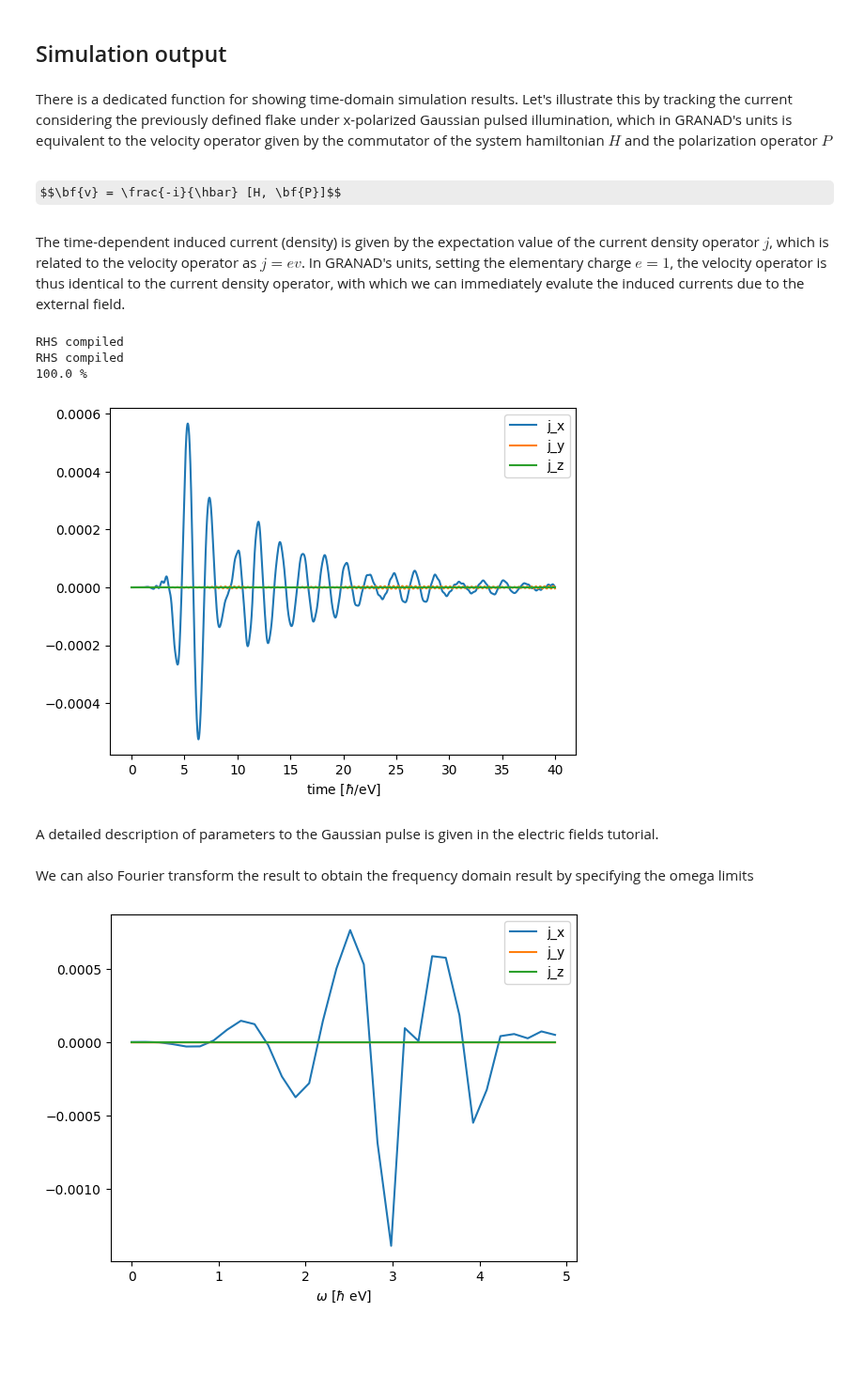
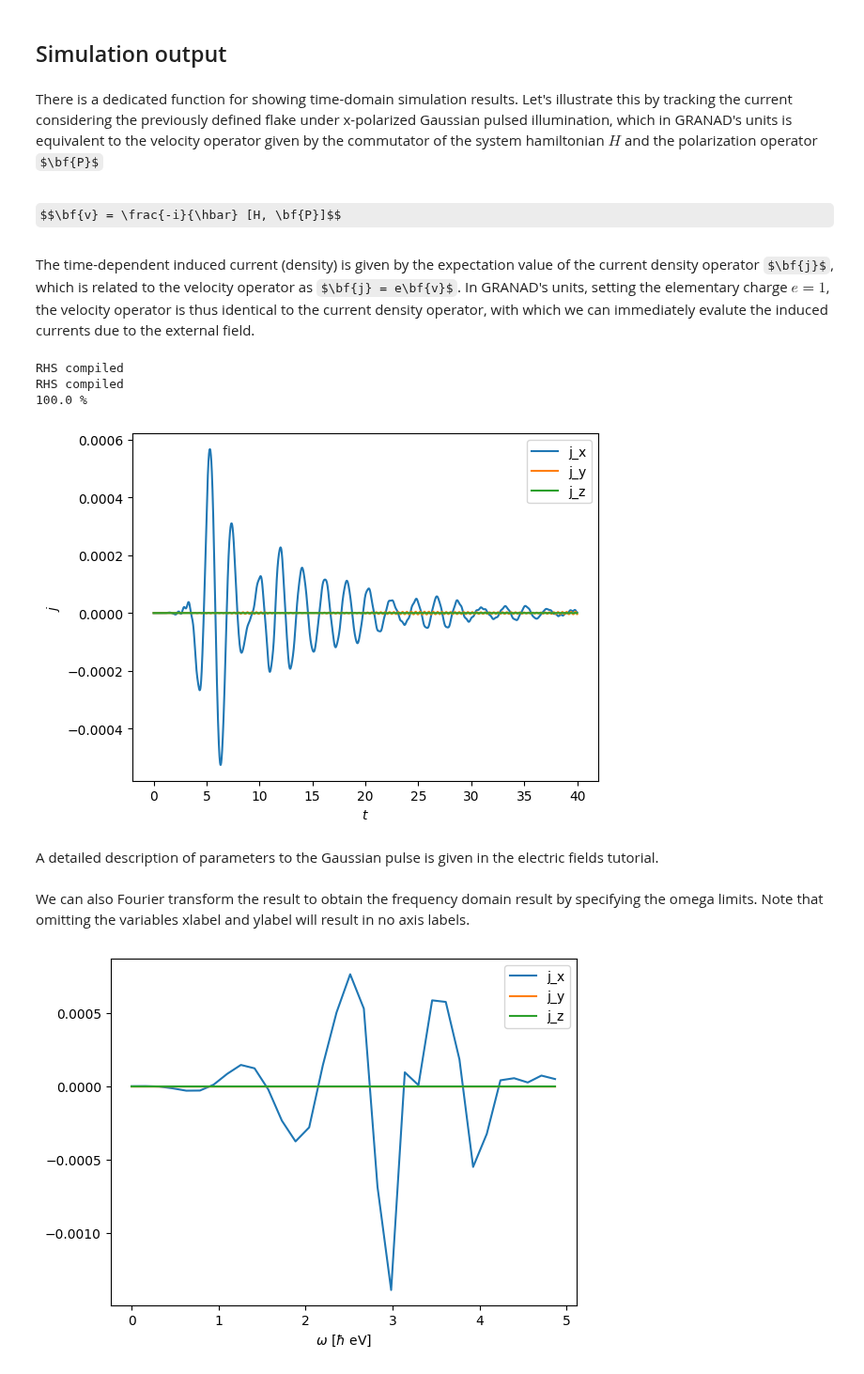
Before and after one commit to GRANADlauncher/granad, a Jupyter notebook: tutorials/c_plotting.ipynb, the cells around one changed output. Shown at 94% size. Cells and saved outputs as stored; diff of their text form; code cells hidden in the pictures; some formulas as TeX source; blank space fills up the shorter version.

```diff
--- a/tutorials/c_plotting.ipynb
+++ b/tutorials/c_plotting.ipynb
@@ -33,34 +33,34 @@ stack.show_3d()
 # %% [markdown]
 ## Simulation output
 # %% [markdown]
-There is a dedicated function for showing time-domain simulation results. Let's illustrate this by tracking the current considering the previously defined flake under x-polarized Gaussian pulsed illumination, which in GRANAD's units is equivalent to the velocity operator given by the commutator of the system hamiltonian $H$ and the polarization operator $P$
+There is a dedicated function for showing time-domain simulation results. Let's illustrate this by tracking the current considering the previously defined flake under x-polarized Gaussian pulsed illumination, which in GRANAD's units is equivalent to the velocity operator given by the commutator of the system hamiltonian $H$ and the polarization operator $\bf{P}$
 # %% [markdown]
 $$\bf{v} = \frac{-i}{\hbar} [H, \bf{P}]$$
 # %% [markdown]
-The time-dependent induced current (density) is given by the expectation value of the current density operator $j$, which is related to the velocity operator as $j = ev$. In GRANAD's units, setting the elementary charge $e = 1$, the velocity operator is thus identical to the current density operator, with which we can immediately evalute the induced currents due to the external field.
+The time-dependent induced current (density) is given by the expectation value of the current density operator $\bf{j}$, which is related to the velocity operator as $\bf{j} = e\bf{v}$. In GRANAD's units, setting the elementary charge $e = 1$, the velocity operator is thus identical to the current density operator, with which we can immediately evalute the induced currents due to the external field.
 # %%
 from granad import Pulse
 pulse = Pulse(
     amplitudes=[1e-5, 0, 0], frequency=2.3, peak=5, fwhm=2
 )
 result = flake.master_equation(
     illumination=pulse,
     expectation_values = [flake.velocity_operator],
     end_time=40,
     relaxation_rate=1/10,
     grid=100, # save every 100-th time step
 )
 plot_labels = ['j_x', 'j_y', 'j_z']
-flake.show_res( result, plot_labels = plot_labels )
+flake.show_res( result, plot_labels = plot_labels, xlabel = r'$t$', ylabel = r'$j$')
 # %% [output]
 RHS compiled
 RHS compiled
 100.0 %
-[figure, old version]
+[figure, new version]
 # %% [markdown]
 A detailed description of parameters to the Gaussian pulse is given in the electric fields tutorial.
 # %% [markdown]
-We can also Fourier transform the result to obtain the frequency domain result by specifying the omega limits
+We can also Fourier transform the result to obtain the frequency domain result by specifying the omega limits. Note that omitting the variables xlabel and ylabel will result in no axis labels.
 # %%
 flake.show_res( result, omega_max = 5, omega_min = 0, plot_labels = plot_labels )
 # %% [output]
```
Also changed, not shown: parts of 2 cells of this notebook, 29 other files.
